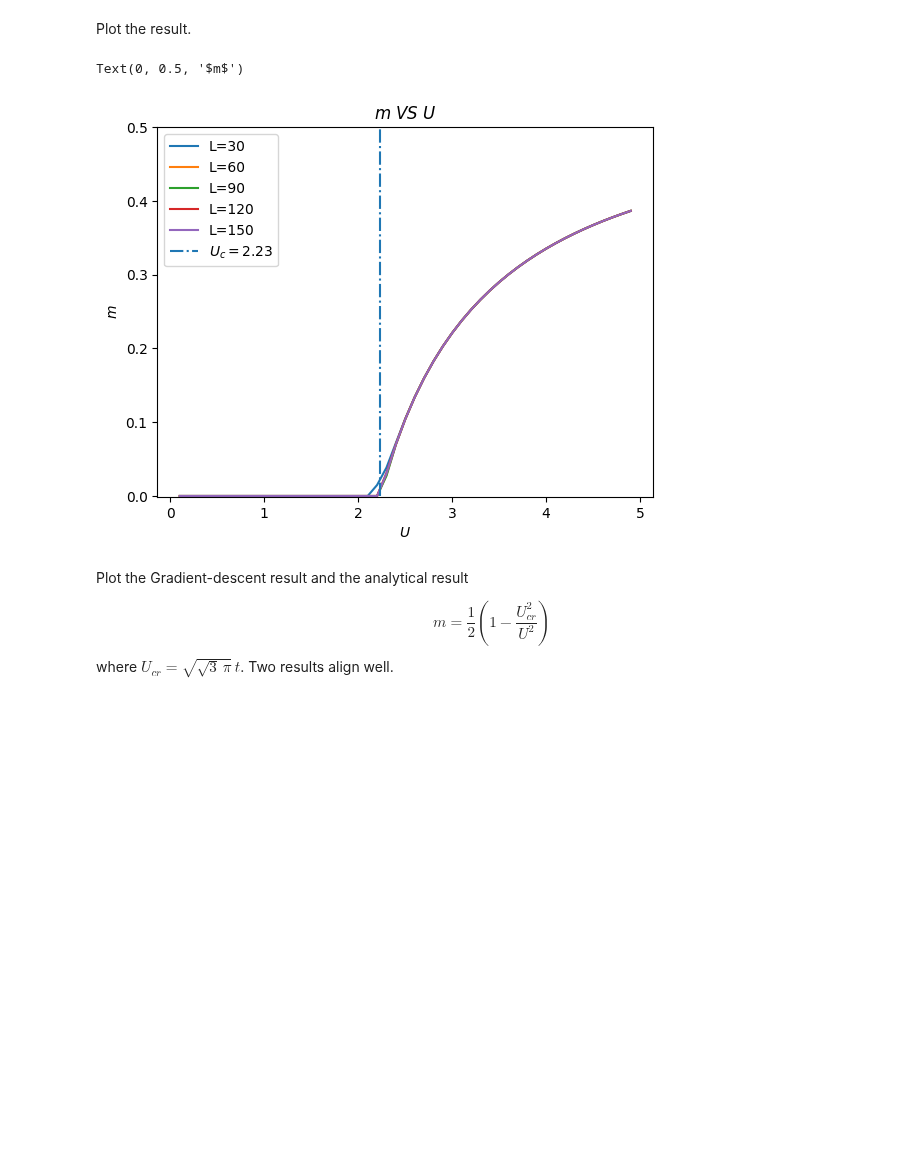
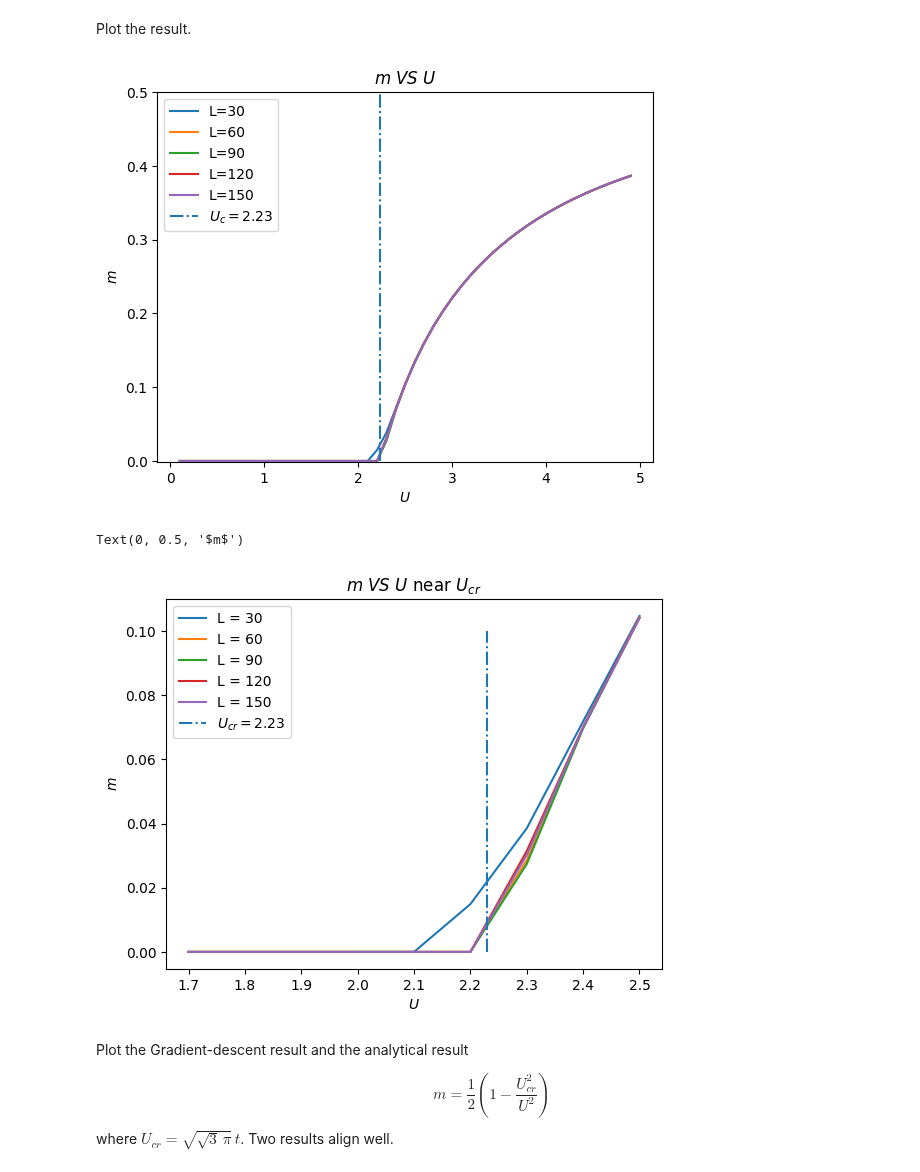
Before and after one commit to songmengh/mean-field, a Jupyter notebook: HF_Hubbard_HC.ipynb, the cells around one changed output. Saved outputs shown, nothing was run; the diff lists cells and outputs as text; code cells hidden in the pictures; blank space fills up the shorter version.

```diff
--- a/HF_Hubbard_HC.ipynb
+++ b/HF_Hubbard_HC.ipynb
@@ -648,21 +648,36 @@ Plot the result.
 # %%
 plt.plot(Ulist,m_end[0])
 plt.plot(Ulist,m_end[1])
 plt.plot(Ulist,m_end[2])
 plt.plot(Ulist,m_end[3])
 plt.plot(Ulist,m_end[4])
+
 
 plt.vlines(2.23,0,0.5,linestyles='-.')
 plt.ylim(-0.001,0.5)
 #plt.xlim(0.1,1)
 le_here=['L='+str(L) for L in Llist]+['$U_c=2.23$']
 plt.legend(le_here)
 plt.title('$m\ VS\  U$')
 plt.xlabel('$U$')
 plt.ylabel('$m$')
+plt.show()
+
+
+Ulist_ = Ulist[(Ulist > 1.6) & (Ulist < 2.6)]
+for i in range(len(Llist)):
+    m_ = m_end[i,(Ulist > 1.6) & (Ulist < 2.6)]
+    plt.plot(Ulist_,m_, label=f'L = {Llist[i]}')
+    plt.title(r'$m\ VS\ U$ near $U_{cr}$')
+plt.vlines(2.23,0,0.1,linestyles='-.',label=r'$U_{cr}=2.23$')
+plt.legend()
+
+plt.xlabel(r'$U$')
+plt.ylabel(r'$m$')
 # %% [output]
+[figure]
 Text(0, 0.5, '$m$')
-[figure]
+[figure, added]
 # %% [markdown]
 Plot the Gradient-descent result and the analytical result
 
```
Also changed, not shown: parts of 2 cells of this notebook.
